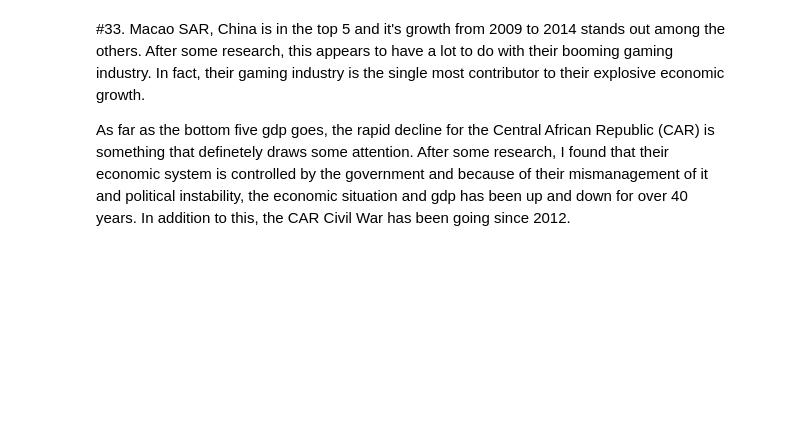
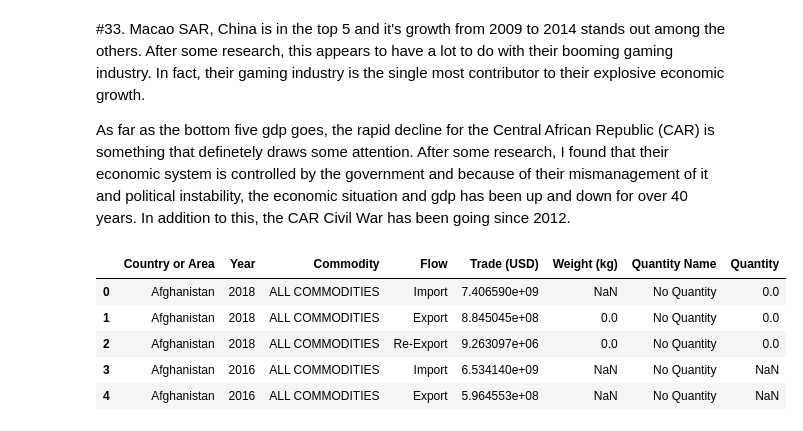
Before and after one commit to NSS-Data-Analytics-Cohort-6/gdp-and-internet-usage-jrthompson25, a Jupyter notebook: Notebooks/GDP_UN_Project.ipynb, the cells around one changed output. Cells and saved outputs as stored; diff of their text form; code cells hidden in the pictures; blank space fills up the shorter version.

Commit message:
Working on bonus

```diff
--- a/Notebooks/GDP_UN_Project.ipynb
+++ b/Notebooks/GDP_UN_Project.ipynb
@@ -492,3 +492,14 @@ g = g.map(sns.scatterplot, 'Year', 'GDP_Per_Capita')
 Macao SAR, China is in the top 5 and it's growth from 2009 to 2014 stands out among the others. After some research, this appears to have a lot to do with their booming gaming industry. In fact, their gaming industry is the single most contributor to their explosive economic growth.
 
 As far as the bottom five gdp goes, the rapid decline for the Central African Republic (CAR) is something that definetely draws some attention. After some research, I found that their economic system is controlled by the government and because of their mismanagement of it and political instability, the economic situation and gdp has been up and down for over 40 years. In addition to this, the CAR Civil War has been going since 2012.
+# %%
+#Bonus
+commoditiesNew_df = commodities_df=pd.read_csv('../data/allcommodities.csv')
+commoditiesNew_df.head()
+# %% [output]
+|  | Country or Area | Year | Commodity | Flow | Trade (USD) | Weight (kg) | Quantity Name | Quantity |
+| 0 | Afghanistan | 2018 | ALL COMMODITIES | Import | 7.406590e+09 | NaN | No Quantity | 0.0 |
+| 1 | Afghanistan | 2018 | ALL COMMODITIES | Export | 8.845045e+08 | 0.0 | No Quantity | 0.0 |
+| 2 | Afghanistan | 2018 | ALL COMMODITIES | Re-Export | 9.263097e+06 | 0.0 | No Quantity | 0.0 |
+| 3 | Afghanistan | 2016 | ALL COMMODITIES | Import | 6.534140e+09 | NaN | No Quantity | NaN |
+| 4 | Afghanistan | 2016 | ALL COMMODITIES | Export | 5.964553e+08 | NaN | No Quantity | NaN |
```
Also changed, not shown: parts of 6 cells of this notebook.
